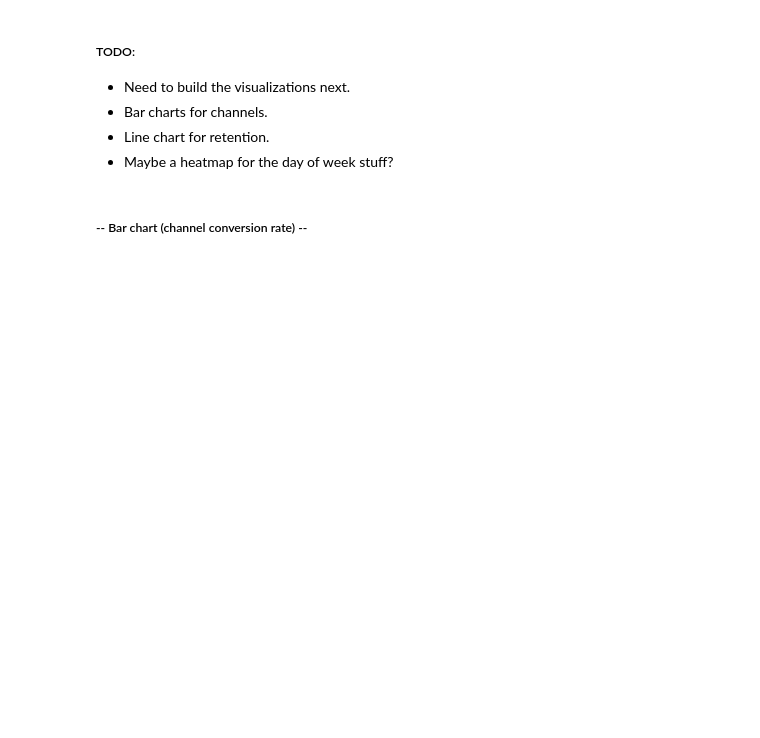
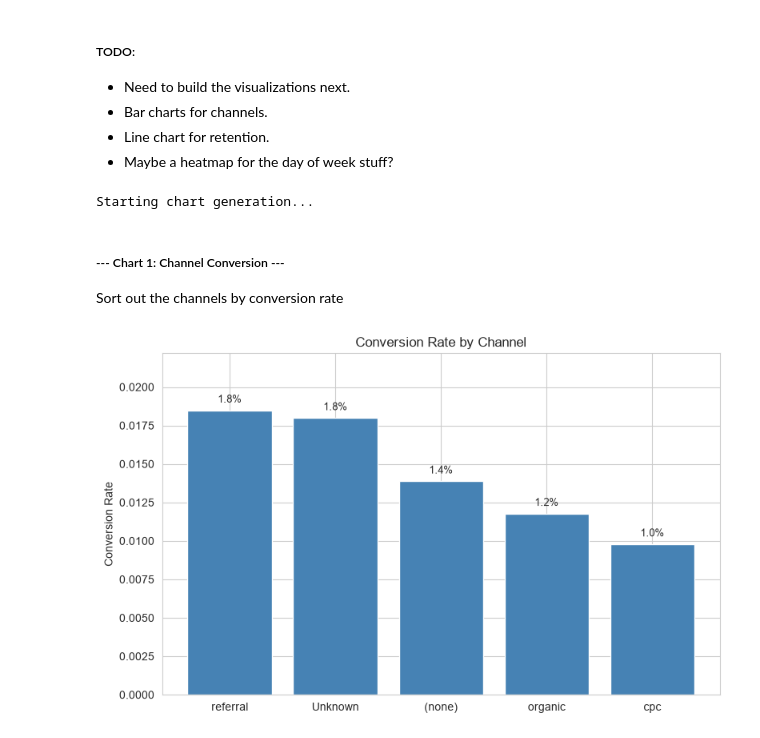
Before and after one commit to adiiquark/ga4-ecommerce-analytics, a Jupyter notebook: analysis/EDA_clean.ipynb, the cells around one changed output. Drawn from its saved outputs; the diff is of its cells as text; code cells hidden in the pictures; blank space fills up the shorter version.

```diff
--- a/analysis/EDA_clean.ipynb
+++ b/analysis/EDA_clean.ipynb
@@ -190,8 +240,14 @@ Median: 48.00
  - Line chart for retention.
  - Maybe a heatmap for the day of week stuff?
 # %%
+# TODO: make sure output dir actually exists before running this,
+
 import matplotlib.pyplot as plt
 import seaborn as sns
 sns.set_style('whitegrid')
+print("Starting chart generation...")
+# %% [output]
+Starting chart generation...
-# %% [markdown]
-##### -- Bar chart (channel conversion rate) --
+# %% [markdown]
+##### --- Chart 1: Channel Conversion ---
+ Sort out the channels by conversion rate
@@ -197,0 +257,28 @@ sns.set_style('whitegrid')
+# %%
+
+fig, ax = plt.subplots(figsize=(8, 5))
+
+# grab data
+channel_df = dfs['channel'].sort_values('conversion_rate', ascending=False)
+
+# plot bars
+bars = ax.bar(channel_df['medium_clean'], channel_df['conversion_rate'], color='steelblue')
+ax.set_ylabel('Conversion Rate')
+ax.set_title('Conversion Rate by Channel')
+
+# let's give a bit of headroom at the top so labels don't get cut off
+max_val = channel_df['conversion_rate'].max()
+ax.set_ylim(0, max_val * 1.2)
+
+# put text on top of bars manually
+for i, v in enumerate(channel_df['conversion_rate']):
+    ax.text(i, v + 0.0005, f'{v:.1%}', ha='center', fontsize=9)
+
+plt.tight_layout()
+plt.savefig('../outputs/charts/channel_conversion.png', dpi=150, bbox_inches='tight')
+plt.show()
+
+# NOTE: The highest converting channel isn't the biggest volume one!
+# Keep this in mind when talking to marketing about budget reallocation.
+# %% [output]
+[figure, added]
```
Also changed, not shown: parts of 15 cells of this notebook.
